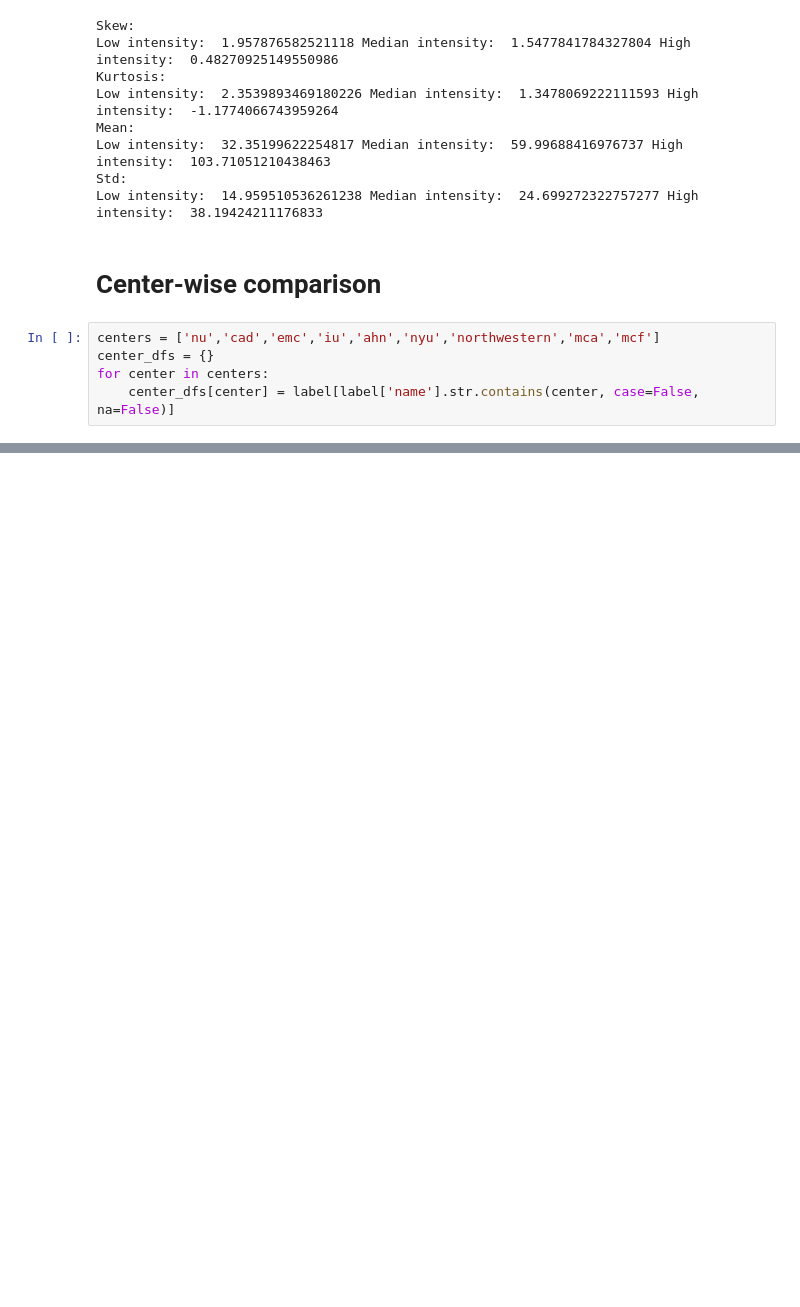
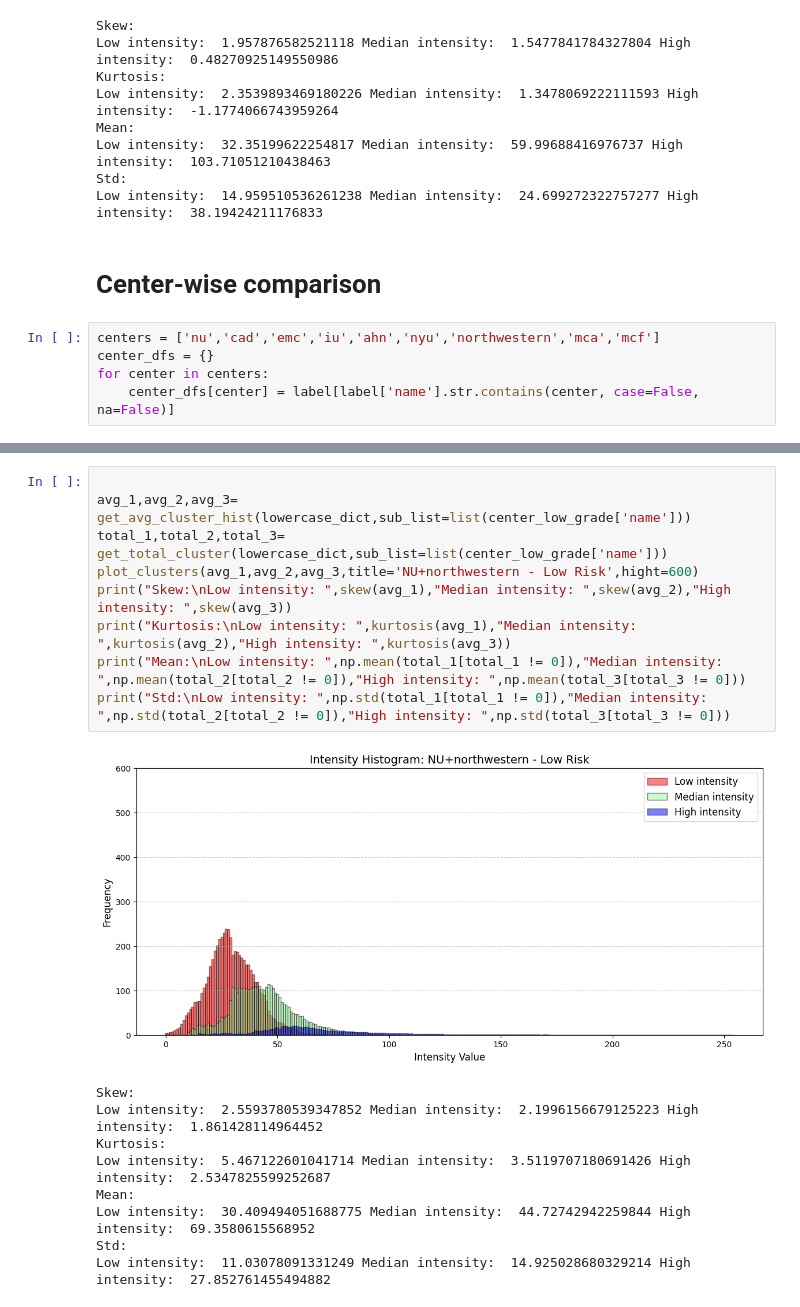
Before and after one commit to Zilian4/Pancreas-intensity-clustering, a Jupyter notebook: voxel intensity analysis.ipynb, the cells around one changed output, grey strips where cells are left out. Drawn from its saved outputs; the diff is of its cells as text; blank space fills up the shorter version.

```diff
--- a/voxel intensity analysis.ipynb
+++ b/voxel intensity analysis.ipynb
@@ -377,0 +257,19 @@ Low intensity:  12.566266134803497 Median intensity:  25.49559937328962 High int
+# %%
+
+avg_1,avg_2,avg_3= get_avg_cluster_hist(lowercase_dict,sub_list=list(center_low_grade['name']))
+total_1,total_2,total_3= get_total_cluster(lowercase_dict,sub_list=list(center_low_grade['name']))
+plot_clusters(avg_1,avg_2,avg_3,title='NU+northwestern - Low Risk',hight=600)
+print("Skew:\nLow intensity: ",skew(avg_1),"Median intensity: ",skew(avg_2),"High intensity: ",skew(avg_3))
+print("Kurtosis:\nLow intensity: ",kurtosis(avg_1),"Median intensity: ",kurtosis(avg_2),"High intensity: ",kurtosis(avg_3))
+print("Mean:\nLow intensity: ",np.mean(total_1[total_1 != 0]),"Median intensity: ",np.mean(total_2[total_2 != 0]),"High intensity: ",np.mean(total_3[total_3 != 0]))
+print("Std:\nLow intensity: ",np.std(total_1[total_1 != 0]),"Median intensity: ",np.std(total_2[total_2 != 0]),"High intensity: ",np.std(total_3[total_3 != 0]))
+# %% [output]
+[figure, added]
+Skew:
+Low intensity:  2.5593780539347852 Median intensity:  2.1996156679125223 High intensity:  1.861428114964452
+Kurtosis:
+Low intensity:  5.467122601041714 Median intensity:  3.5119707180691426 High intensity:  2.5347825599252687
+Mean:
+Low intensity:  30.409494051688775 Median intensity:  44.72742942259844 High intensity:  69.3580615568952
+Std:
+Low intensity:  11.03078091331249 Median intensity:  14.925028680329214 High intensity:  27.852761455494882
```
Also changed, not shown: parts of 48 cells of this notebook.
